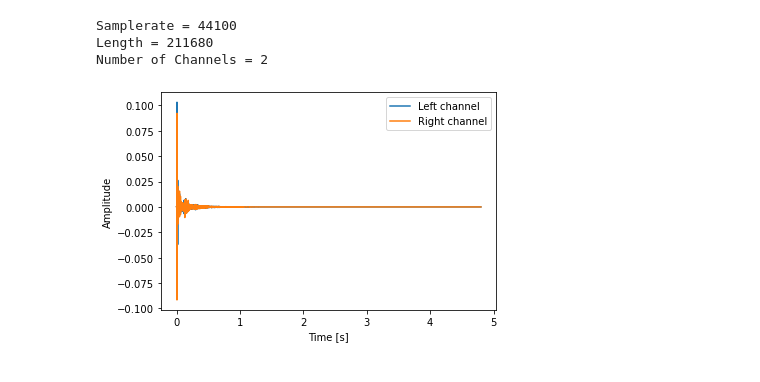
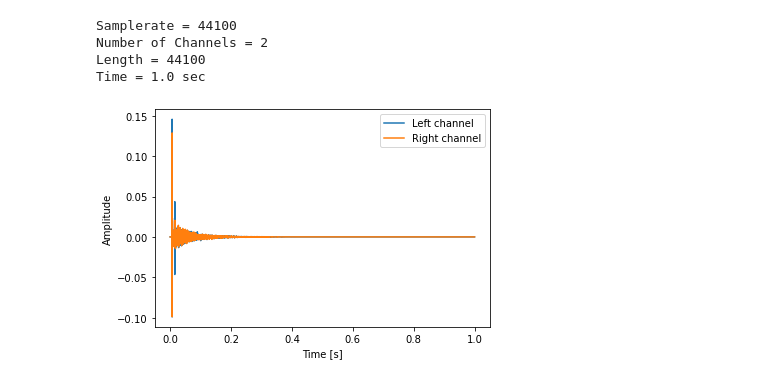
Before and after one commit to sunnyside74/pyOssAudioAnalyzer, a Jupyter notebook: ossTest.ipynb, the cells around one changed output. Drawn from its saved outputs; the diff is of its cells as text; code cells hidden in the pictures.

Commit message:
audiofiles 폴더를 추가하고, 오디오파일과 설명파일을 옮김 다른 임펄스 응답 wav파일 및 설명 파일 추가 ossTest.ipynb에 wav파일을 불러와서 numpy array 파일(.npy)로 저장하는 코드 추가하고, audiofiles폴더에 저장된 .npy파일을 추가함 ossTest.ipynb파일 수정

```diff
--- a/ossTest.ipynb
+++ b/ossTest.ipynb
@@ -16 +17,36 @@ from scipy.io import wavfile
 import matplotlib.pyplot as plt
+# %%
+# Path of audiofiles folder
+audio_dir = os.path.join(os.getcwd(), 'audiofiles')
+
+#print(audio_dir)
+# %%
+# Define wave file name text to open
+
+#wav_fname = os.path.join(audio_dir, 'TyndallBruceMonument.wav')
+
+#wav_fname = os.path.join(audio_dir, 'ElvedenHallMarbleHall.wav')
+#wav_fname = os.path.join(audio_dir, 'EmptyApartmentBedroom.wav')
+#wav_fname = os.path.join(audio_dir, 'FalklandPalaceRoyalTennisCourt.wav')
+#wav_fname = os.path.join(audio_dir, 'InsidePiano.wav')
+#wav_fname = os.path.join(audio_dir, 'MaesHowe.wav')
+wav_fname = os.path.join(audio_dir, 'SportsCentreUniversityOfYork.wav')
+#wav_fname = os.path.join(audio_dir, 'StairwayUniversityOfYork.wav')
+#wav_fname = os.path.join(audio_dir, 'StAndrewsChurch.wav')
+# %%
+
+#wav_samplerate, wav_data = wavfile.read("audiofiles\TyndallBruceMonument.wav")
+
+wav_samplerate, wav_data = wavfile.read(wav_fname)
+
+time = wav_data.shape[0] / wav_samplerate
+
+print(f"Samplerate = {wav_samplerate}")
+print(f"Number of Channels = {wav_data.shape[1]}")
+print(f"Length = {wav_data.shape[0]}")
+print(f"Time = {time} sec")
+# %% [output]
+Samplerate = 44100
+Number of Channels = 2
+Length = 44100
+Time = 1.0 sec
@@ -17,20 +58,13 @@ import matplotlib.pyplot as plt
 # %%
-wav_samplerate, wav_data = wavfile.read("TyndallBruceMonument.wav")
-print(f"Samplerate = {wav_samplerate}")
-print(f"Length = {wav_data.shape[0]}")
-print(f"Number of Channels = {wav_data.shape[1]}")
+# Plot loaded wave file
 
-length = wav_data.shape[0] / wav_samplerate
-time = np.linspace(0., length, wav_data.shape[0])
+plot_time = np.linspace(0., time, wav_data.shape[0])
 
-plt.plot(time, wav_data[:, 0], label="Left channel")
-plt.plot(time, wav_data[:, 1], label="Right channel")
+plt.plot(plot_time, wav_data[:, 0], label="Left channel")
+plt.plot(plot_time, wav_data[:, 1], label="Right channel")
 plt.legend()
 plt.xlabel("Time [s]")
 plt.ylabel("Amplitude")
 plt.show()
 # %% [output]
-Samplerate = 44100
-Length = 211680
-Number of Channels = 2
-[figure, old version]
+[figure, new version]
```
Also changed, not shown: parts of 2 cells of this notebook, 27 other files.
